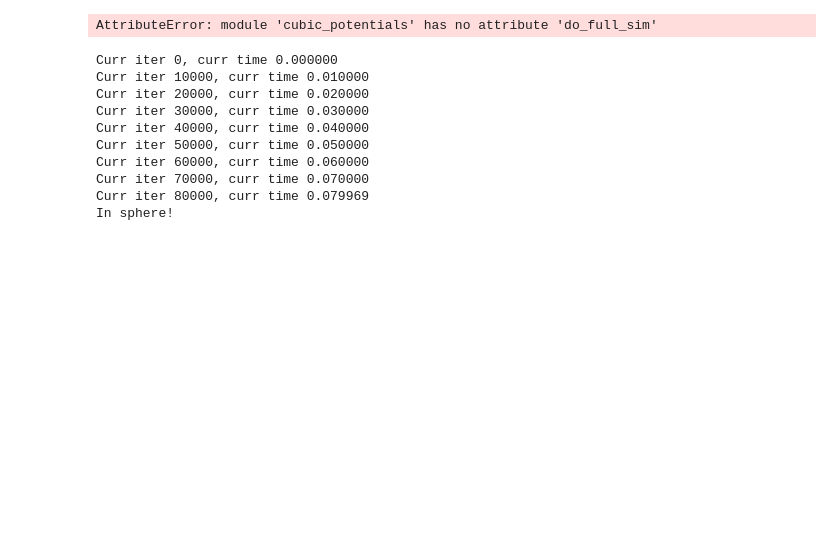
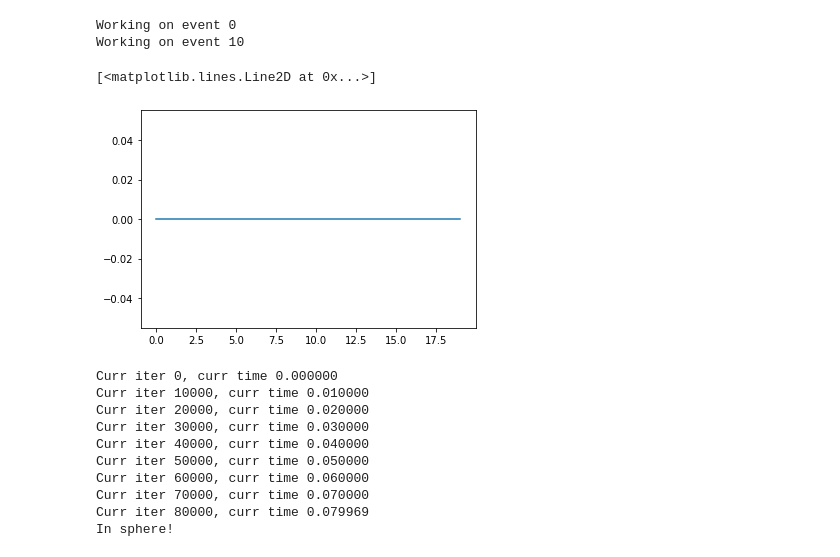
Before and after one commit to davemoore/Paul_Trap_MC, a Jupyter notebook: needle_MC.ipynb, the cells around one changed output. Drawn from its saved outputs; the diff is of its cells as text; code cells hidden in the pictures; blank space fills up the shorter version.

Commit message:
some fixes to needle MC

```diff
--- a/needle_MC.ipynb
+++ b/needle_MC.ipynb
@@ -74,15 +74,43 @@ time_on = 10e-6 #on time for needle, seconds
 time_off = 2e-3 # off time for needle, seconds
 tstep = 1e-6 # step time, seconds
 
-v = cp.Vneedle_increasing(t, Vlist, time_on, time_off)
+v = cp.Vneedle_increasing(Vlist, time_on, time_off)
 t = np.arange(0, len(v)*tstep, tstep)
 Vneedle = interp1d(t, v)
-# %%
-### run the simulation for n events
-im.reload(cp)
-cp.do_full_sim(Ex_interp, Ey_interp, Vneedle, q_sphere=-100, pressure=10, side_length=4)
-# %% [output]
-AttributeError: module 'cubic_potentials' has no attribute 'do_full_sim'
+# %%
+sep = 500
+
+dat = np.load("efield_needle_2d_%dum.npz"%sep)
+xvals, yvals = dat['x'], dat['y']
+Ex, Ey = dat['Ex'], dat['Ey']
+
+Ex_interp = interp2d(xvals[0,:], yvals[:,0], Ex)
+Ey_interp = interp2d(xvals[0,:], yvals[:,0], Ey)
+# %%
+### run the simulation for n events
+event_dict = {}
+nevts = 20
+end_cond = np.zeros((nevts,3))
+start_pos = np.zeros((nevts,3))
+
+im.reload(cp)
+
+for n in range(nevts):
+    if(n % 10 == 0): print("Working on event %d"%n)
+    traj, ec = cp.do_full_sim(Ex_interp, Ey_interp, Vneedle, sep*1e-4, tstep=tstep, q_sphere=-1000, pressure=5, side_length=4, sphere_rad=1.5e-4)
+
+    event_dict[n] = traj
+    end_cond[n,:] = ec
+    start_pos[n,:] = traj[0,:3]
+# %% [output]
+Working on event 0
+Working on event 10
+# %%
+plt.figure()
+plt.plot(end_cond[:,0])
+# %% [output]
+[<matplotlib.lines.Line2D at 0x...>]
+[figure, added]
 # %%
 init_pos = [-0.5,0.2,0]
 p = 10 ## mbar
```
Also changed, not shown: 1 other file.
